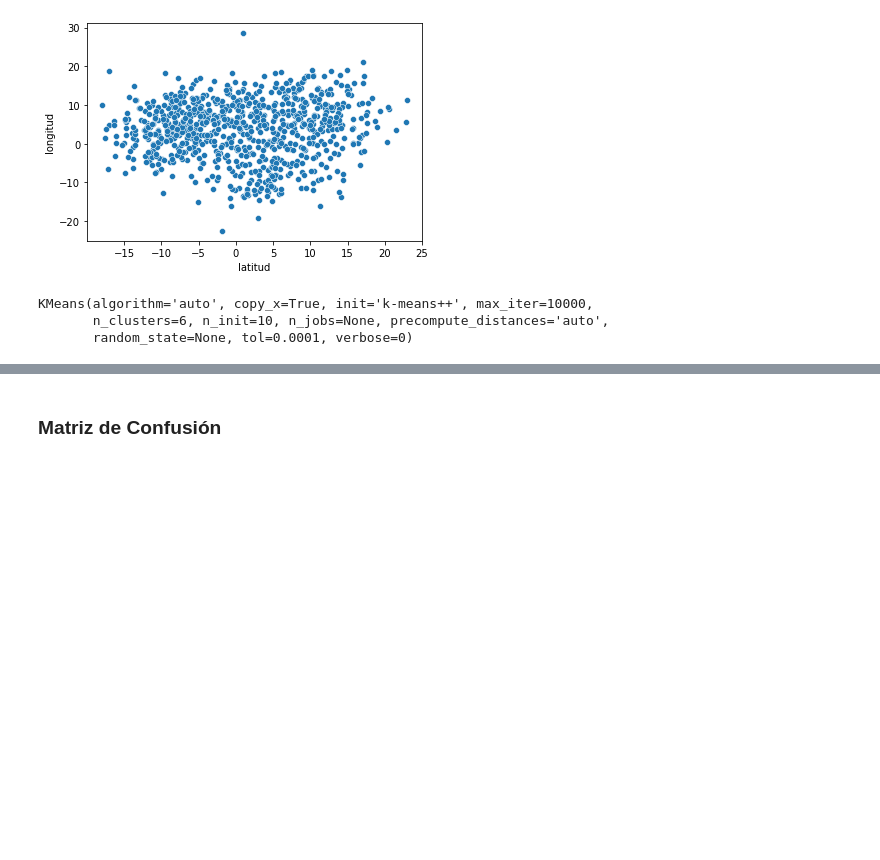
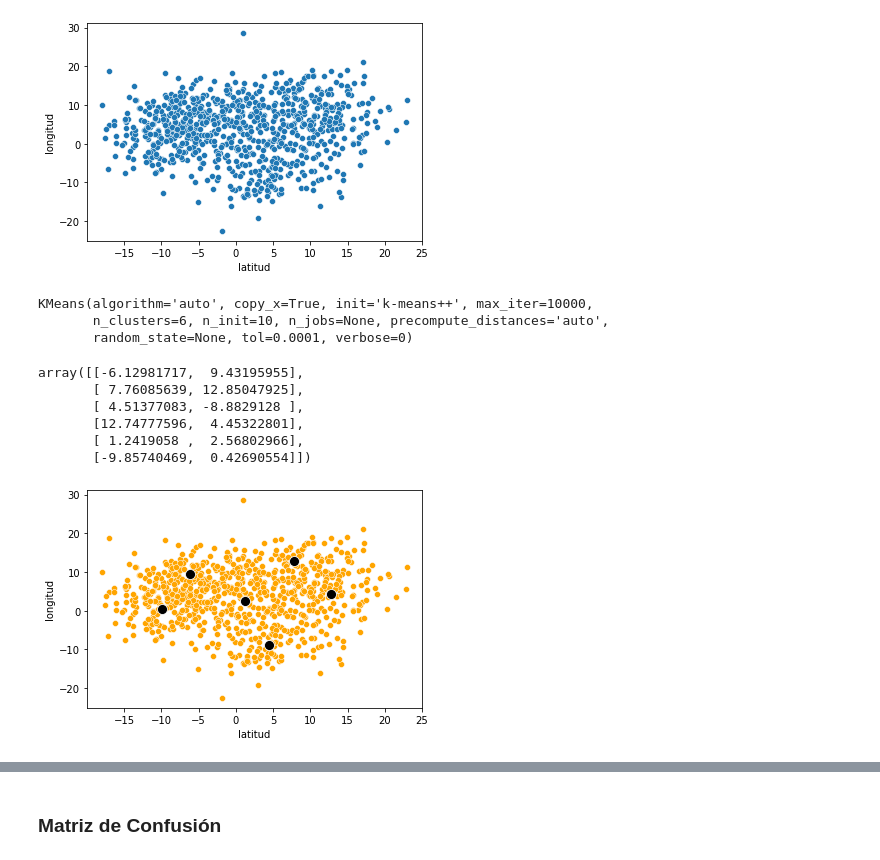
Before and after one commit to LIZZETHGOMEZ/BEDU-Santander, a Jupyter notebook: Analisis de Datos con Python/Sesion_8.ipynb, the cells around one changed output, grey strips where cells are left out. Cells and saved outputs as stored; diff of their text form; code cells hidden in the pictures; blank space fills up the shorter version.

```diff
--- a/Analisis de Datos con Python/Sesion_8.ipynb
+++ b/Analisis de Datos con Python/Sesion_8.ipynb
@@ -41,0 +38,17 @@ centers = k_means.clusters_centers
+# %%
+# Observemos las coordenadas de los 6 ptos que mejor se ajustaron
+centers = k_means.cluster_centers_
+centers
+# %% [output]
+array([[-6.12981717,  9.43195955],
+       [ 7.76085639, 12.85047925],
+       [ 4.51377083, -8.8829128 ],
+       [12.74777596,  4.45322801],
+       [ 1.2419058 ,  2.56802966],
+       [-9.85740469,  0.42690554]])
+# %%
+# Visualizamos los centroides
+sns.scatterplot( data = df, x = 'latitud', y = 'longitud', color = 'orange');
+sns.scatterplot( x = centers[:,0], y = centers[:,1], color = 'black', s = 100);
+# %% [output]
+[figure, added]
```
Also changed, not shown: parts of 17 cells of this notebook.
